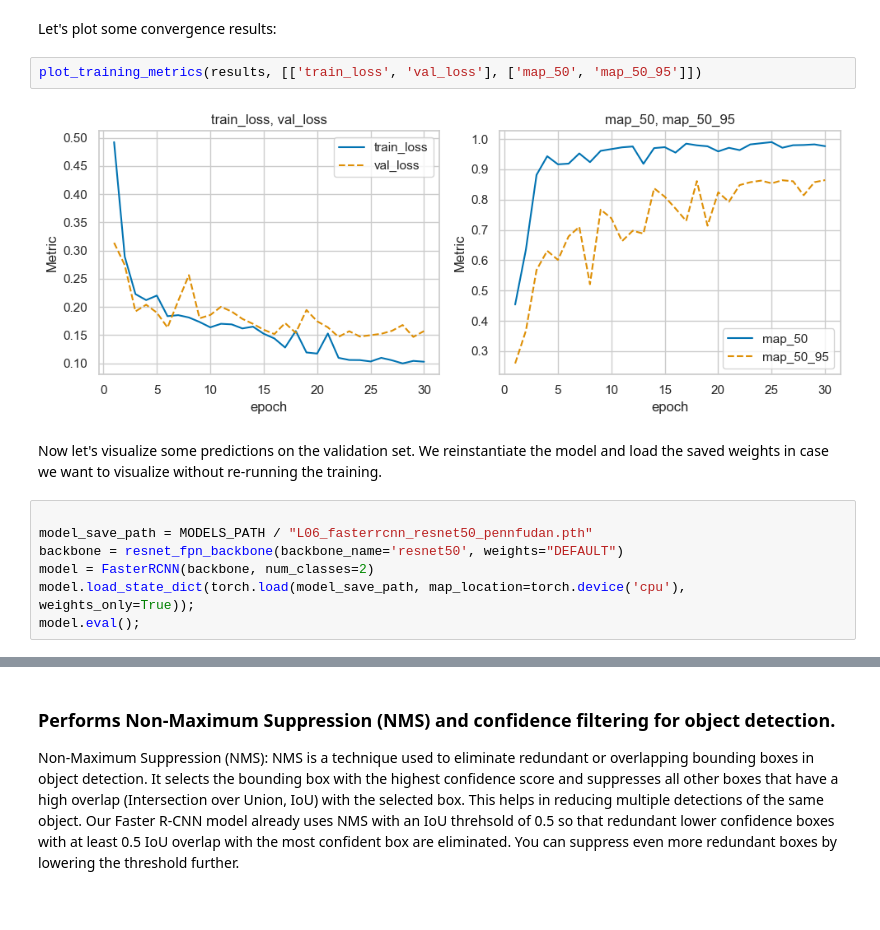
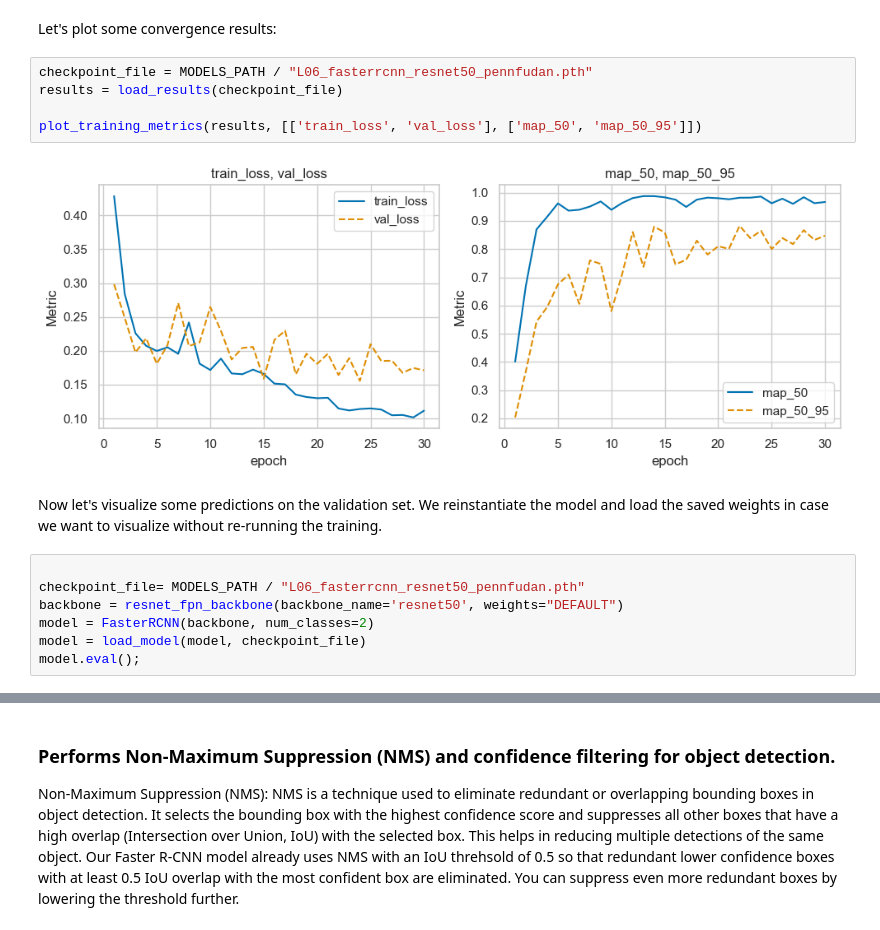
Before and after one commit to nkoranda97/DS776, a Jupyter notebook: Lessons/Lesson_06_Object_Detection/L06_2_Detection.ipynb, the cells around one changed output, grey strips where cells are left out. Cells and saved outputs as stored; diff of their text form.

Commit message:
change introdl location

```diff
--- a/Lessons/Lesson_06_Object_Detection/L06_2_Detection.ipynb
+++ b/Lessons/Lesson_06_Object_Detection/L06_2_Detection.ipynb
@@ -282,17 +273,20 @@ Training complete. Best model weights saved at epoch 30.
 # %% [markdown]
 Let's plot some convergence results:
 # %%
+checkpoint_file = MODELS_PATH / "L06_fasterrcnn_resnet50_pennfudan.pth"
+results = load_results(checkpoint_file)
+
 plot_training_metrics(results, [['train_loss', 'val_loss'], ['map_50', 'map_50_95']])
 # %% [output]
-[figure, old version]
+[figure, new version]
 # %% [markdown]
 Now let's visualize some predictions on the validation set. We reinstantiate the model and load the saved weights in case we want to visualize without re-running the training.
 # %%
 
-model_save_path = MODELS_PATH / "L06_fasterrcnn_resnet50_pennfudan.pth"
+checkpoint_file= MODELS_PATH / "L06_fasterrcnn_resnet50_pennfudan.pth"
 backbone = resnet_fpn_backbone(backbone_name='resnet50', weights="DEFAULT")
 model = FasterRCNN(backbone, num_classes=2)
-model.load_state_dict(torch.load(model_save_path, map_location=torch.device('cpu'), weights_only=True));
+model = load_model(model, checkpoint_file)
 model.eval();
 # %%
 # Display random samples with ground truth and predictions with no filtering
```
Also changed, not shown: parts of 6 cells of this notebook, 23 other files.
